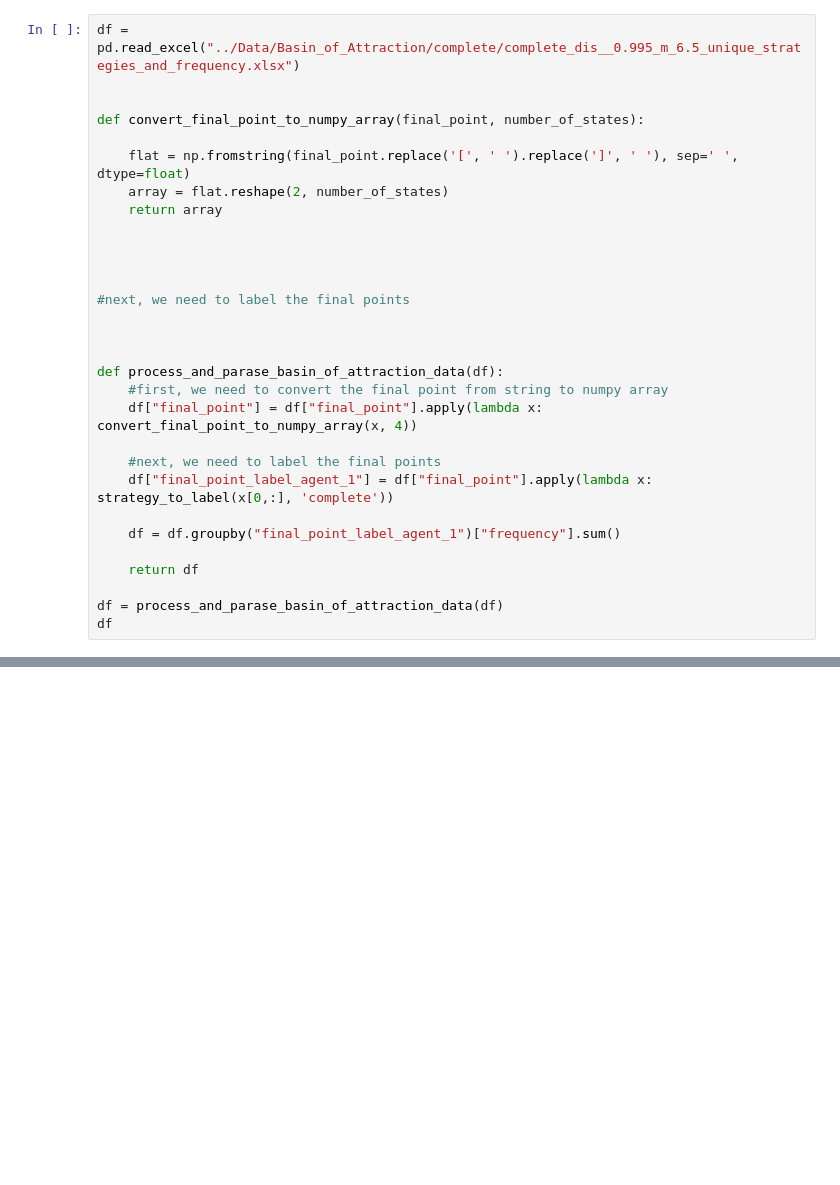
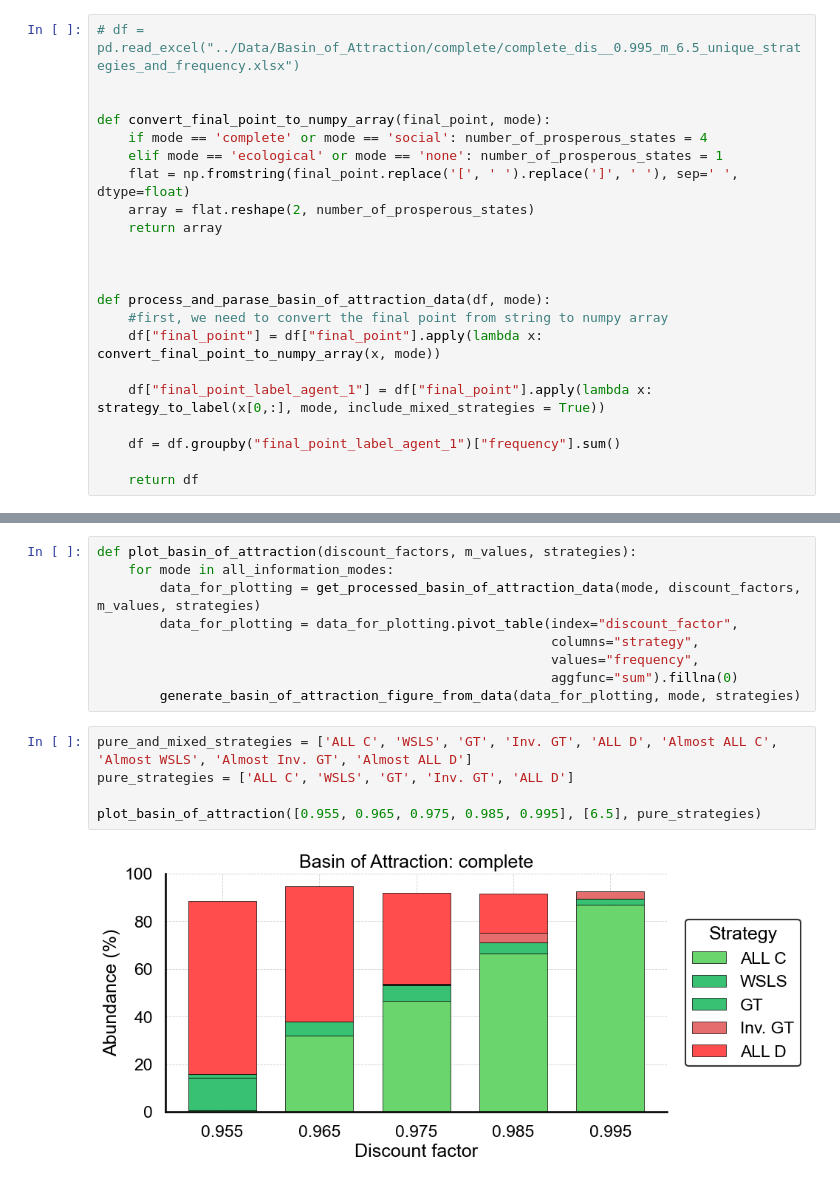
Before and after one commit to Akilan-R/Social_Ecological_Info_Cooperation, a Jupyter notebook: Code/My_Simulations/plotting_basin_of_attraction.ipynb, the cells around one changed output, grey strips where cells are left out. Saved outputs shown, nothing was run; the diff lists cells and outputs as text; blank space fills up the shorter version.

```diff
--- a/Code/My_Simulations/plotting_basin_of_attraction.ipynb
+++ b/Code/My_Simulations/plotting_basin_of_attraction.ipynb
@@ -27,30 +89,22 @@ TypeError: strategy_to_label() missing 1 required positional argument: 'mode'
 # %%
-df = pd.read_excel("../Data/Basin_of_Attraction/complete/complete_dis__0.995_m_6.5_unique_strategies_and_frequency.xlsx")
+# df = pd.read_excel("../Data/Basin_of_Attraction/complete/complete_dis__0.995_m_6.5_unique_strategies_and_frequency.xlsx")
 
 
-def convert_final_point_to_numpy_array(final_point, number_of_states):
-
+def convert_final_point_to_numpy_array(final_point, mode):
+    if mode == 'complete' or mode == 'social': number_of_prosperous_states = 4
+    elif mode == 'ecological' or mode == 'none': number_of_prosperous_states = 1
     flat = np.fromstring(final_point.replace('[', ' ').replace(']', ' '), sep=' ', dtype=float)
-    array = flat.reshape(2, number_of_states)
+    array = flat.reshape(2, number_of_prosperous_states)
     return array
 
 
 
+def process_and_parase_basin_of_attraction_data(df, mode):
+    #first, we need to convert the final point from string to numpy array
+    df["final_point"] = df["final_point"].apply(lambda x: convert_final_point_to_numpy_array(x, mode))
 
-#next, we need to label the final points
-
-
-
-def process_and_parase_basin_of_attraction_data(df):
-    #first, we need to convert the final point from string to numpy array
-    df["final_point"] = df["final_point"].apply(lambda x: convert_final_point_to_numpy_array(x, 4))
-
-    #next, we need to label the final points
-    df["final_point_label_agent_1"] = df["final_point"].apply(lambda x: strategy_to_label(x[0,:], 'complete'))
+    df["final_point_label_agent_1"] = df["final_point"].apply(lambda x: strategy_to_label(x[0,:], mode, include_mixed_strategies = True))
 
     df = df.groupby("final_point_label_agent_1")["frequency"].sum()
 
     return df
-
-df = process_and_parase_basin_of_attraction_data(df)
-df
@@ -215,0 +202,16 @@ KeyError: 'ALLC'
+# %%
+def plot_basin_of_attraction(discount_factors, m_values, strategies):
+    for mode in all_information_modes:
+        data_for_plotting = get_processed_basin_of_attraction_data(mode, discount_factors, m_values, strategies)
+        data_for_plotting = data_for_plotting.pivot_table(index="discount_factor",
+                                                          columns="strategy",
+                                                          values="frequency",
+                                                          aggfunc="sum").fillna(0)
+        generate_basin_of_attraction_figure_from_data(data_for_plotting, mode, strategies)
+# %%
+pure_and_mixed_strategies = ['ALL C', 'WSLS', 'GT', 'Inv. GT', 'ALL D', 'Almost ALL C', 'Almost WSLS', 'Almost Inv. GT', 'Almost ALL D']
+pure_strategies = ['ALL C', 'WSLS', 'GT', 'Inv. GT', 'ALL D']
+
+plot_basin_of_attraction([0.955, 0.965, 0.975, 0.985, 0.995], [6.5], pure_strategies)
+# %% [output]
+[figure, added]
```
Also changed, not shown: parts of 8 cells of this notebook, 1 other file.
